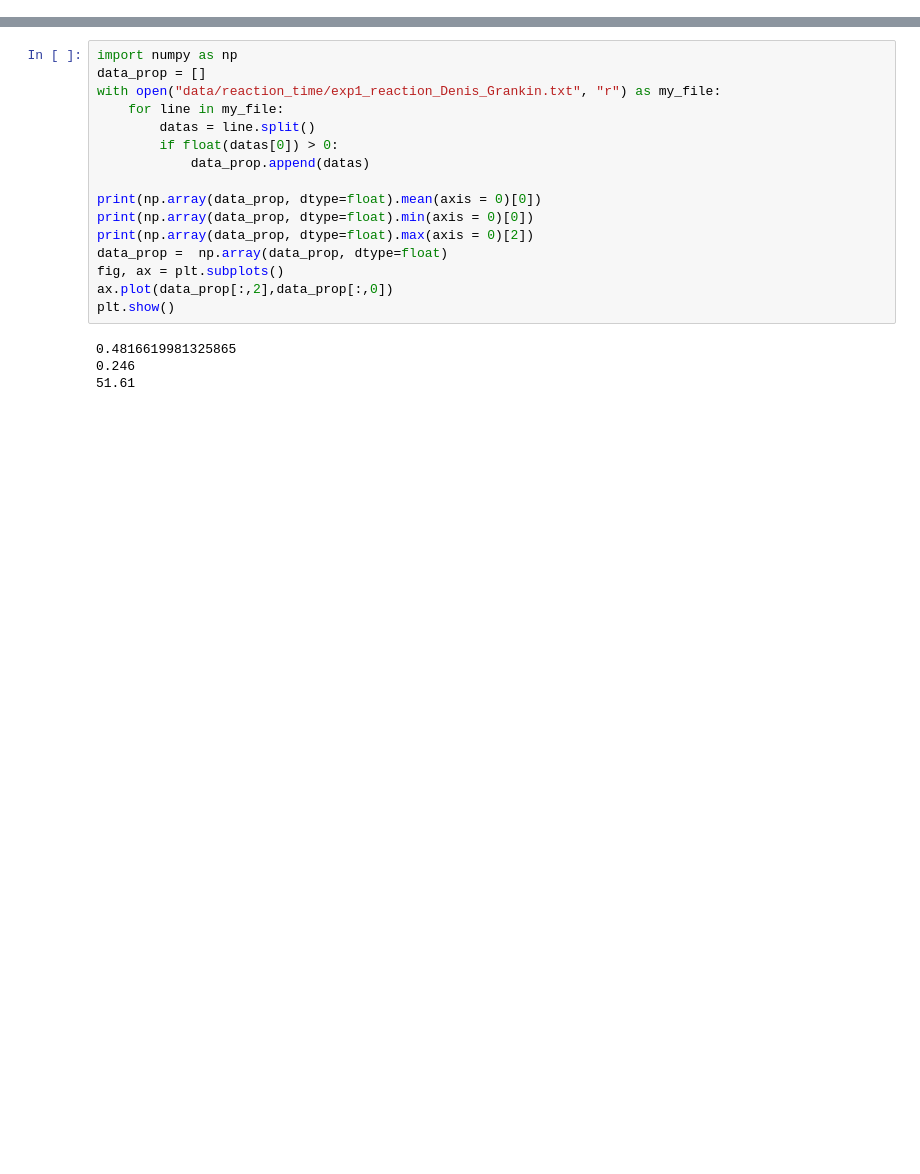
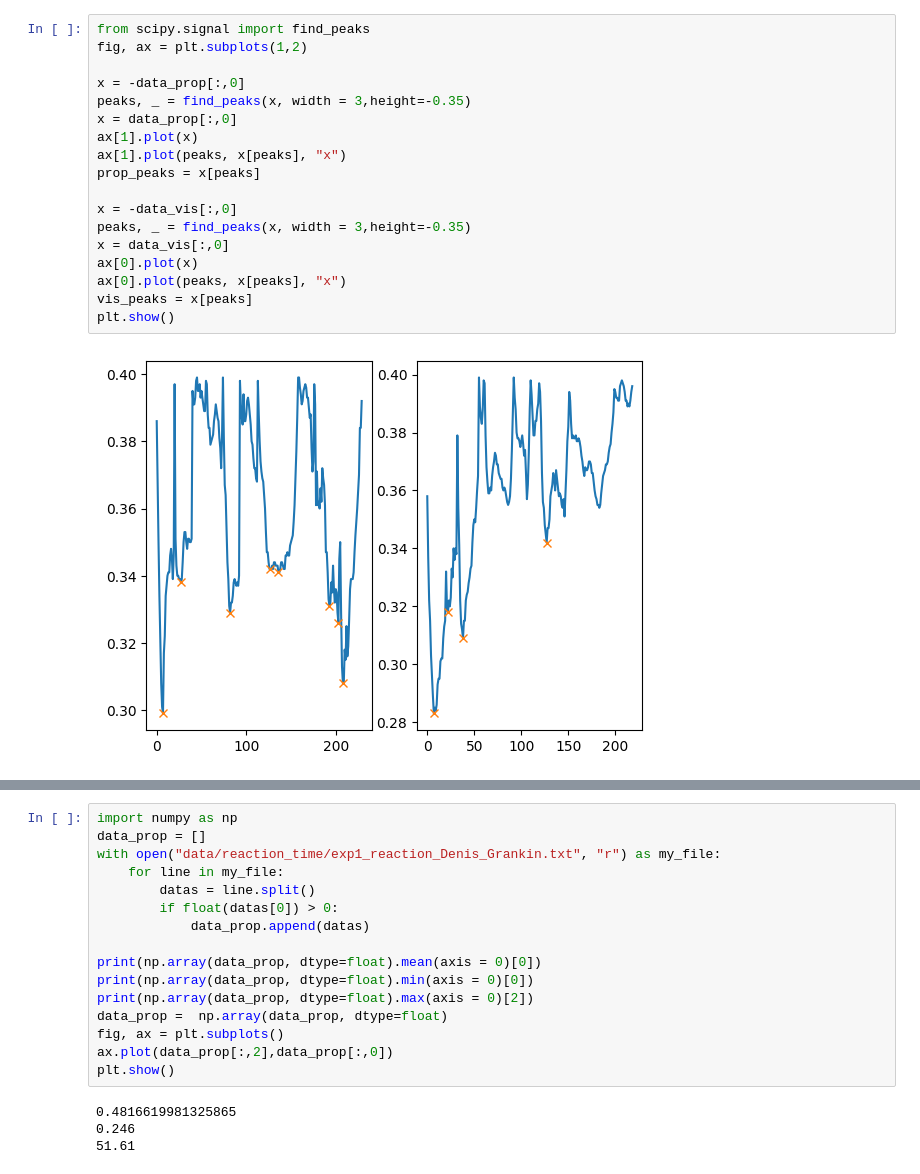
Before and after one commit to ViktorRakhmatulin/AirTouch, a Jupyter notebook: data_analysis.ipynb, the cells around one changed output, grey strips where cells are left out. Saved outputs shown, nothing was run; the diff lists cells and outputs as text; blank space fills up the shorter version.

```diff
--- a/data_analysis.ipynb
+++ b/data_analysis.ipynb
@@ -36,3 +35,23 @@ data_vis = np.array(data_vis, dtype=float)
+# %%
+from scipy.signal import find_peaks
+fig, ax = plt.subplots(1,2)
+
+x = -data_prop[:,0]
+peaks, _ = find_peaks(x, width = 3,height=-0.35)
+x = data_prop[:,0]
+ax[1].plot(x)
+ax[1].plot(peaks, x[peaks], "x")
+prop_peaks = x[peaks]
+
+x = -data_vis[:,0]
+peaks, _ = find_peaks(x, width = 3,height=-0.35)
+x = data_vis[:,0]
+ax[0].plot(x)
+ax[0].plot(peaks, x[peaks], "x")
+vis_peaks = x[peaks]
+plt.show()
+# %% [output]
+[figure, added]
 # %%
 fig, ax = plt.subplots(1,2)
 ax[0].plot(data_prop[:,2],data_prop[:,0],'r', label='propeller')
```
Also changed, not shown: parts of 13 cells of this notebook, 2 other files.
